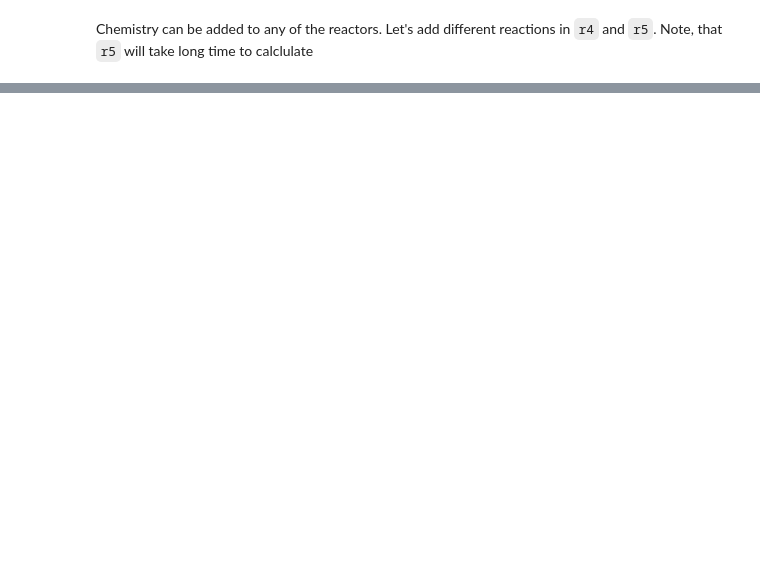
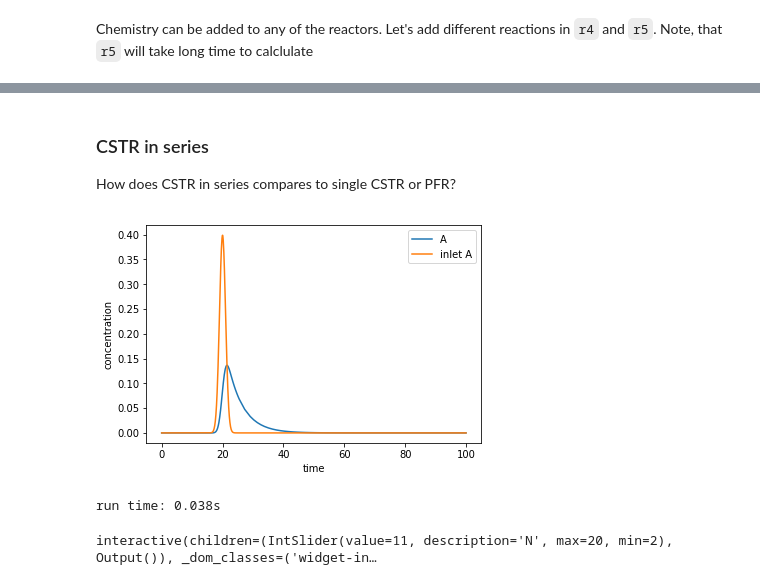
Before and after one commit to dorox/react, a Jupyter notebook: notebooks/Flowsheet.ipynb, the cells around one changed output, grey strips where cells are left out. Saved outputs shown, nothing was run; the diff lists cells and outputs as text; code cells hidden in the pictures; blank space fills up the shorter version.

```diff
--- a/notebooks/Flowsheet.ipynb
+++ b/notebooks/Flowsheet.ipynb
@@ -84,0 +85,11 @@ run time: 8.830s
+# %% [markdown]
+### CSTR in series
+How does CSTR in series compares to single CSTR or PFR?
+# %%
+V=5 # setting the volume
+r1 = models.CSTR(V=V)
+r1.inlet(A=tools.gaussian(y_tot=1,t1=20))
+r1.run()
+# %% [output]
+[figure, added]
+run time: 0.038s
@@ -84,0 +109,14 @@ run time: 8.830s
+# %%
+from ipywidgets import interact, widgets
+import matplotlib.pyplot as p
+
+@interact
+def f(N=(2,20,1)):
+    f = series(N)
+    p.plot(r1.solution['t'],r1.solution['A'], label='single')
+    _r=f.units[len(f.units)-1]
+    p.plot(_r.solution['t'],_r.solution['A'], label='series')
+    p.legend()
+    p.title('CSTR: single vs series')
+# %% [output]
+interactive(children=(IntSlider(value=11, description='N', max=20, min=2), Output()), _dom_classes=('widget-in…
```
Also changed, not shown: parts of 5 cells of this notebook, 4 other files.
